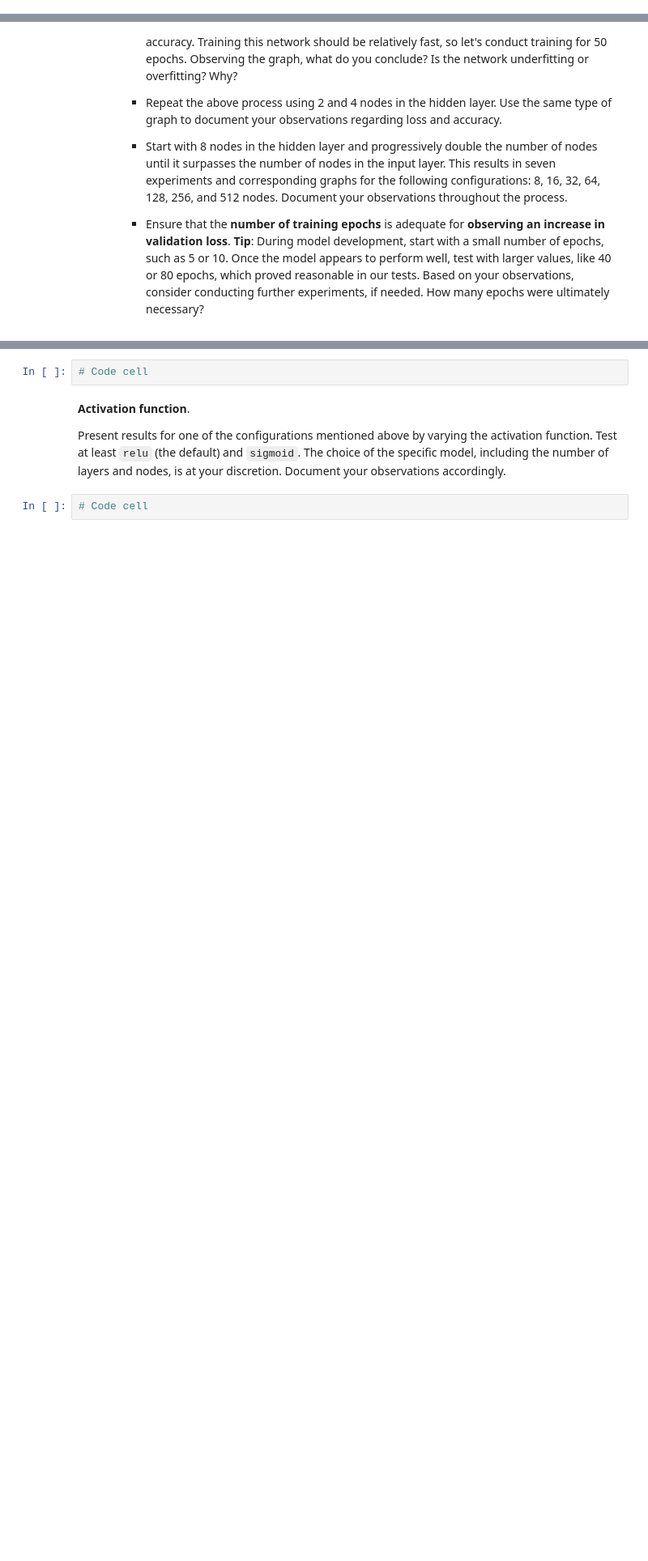
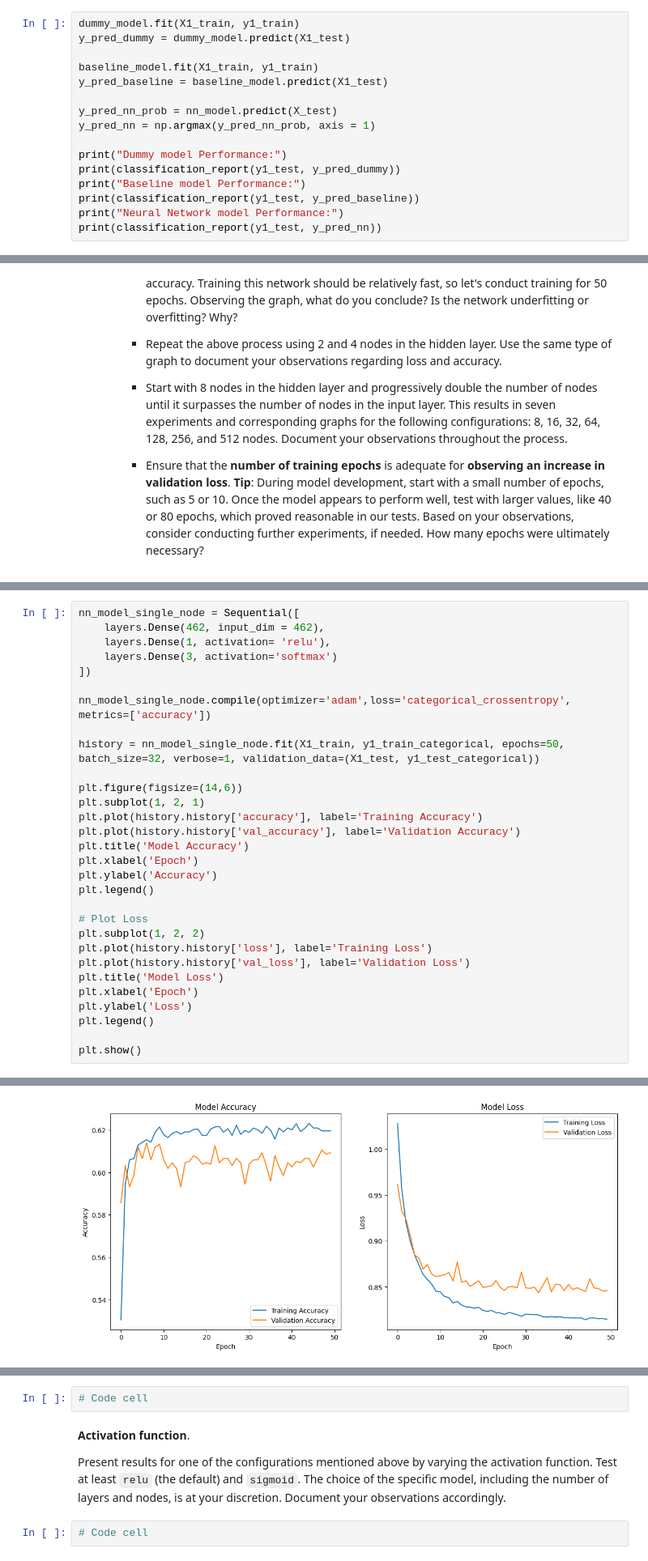
Before and after one commit to rennylee/Neural-Networks, a Jupyter notebook: csi4106-f24-a3-300240688-300228879.ipynb, the cells around one changed output, grey strips where cells are left out. Shown at 81% size. Cells and saved outputs as stored; diff of their text form; blank space fills up the shorter version.

Commit message:
plotting

```diff
--- a/csi4106-f24-a3-300240688-300228879.ipynb
+++ b/csi4106-f24-a3-300240688-300228879.ipynb
@@ -181,3 +183,19 @@ Epoch 10/10
 <keras.src.callbacks.history.History at 0x...>
 # %% [markdown]
 Assess the models using metrics such as precision, recall, and F1-score.
+# %%
+dummy_model.fit(X1_train, y1_train)
+y_pred_dummy = dummy_model.predict(X1_test)
+
+baseline_model.fit(X1_train, y1_train)
+y_pred_baseline = baseline_model.predict(X1_test)
+
+y_pred_nn_prob = nn_model.predict(X_test)
+y_pred_nn = np.argmax(y_pred_nn_prob, axis = 1)
+
+print("Dummy model Performance:")
+print(classification_report(y1_test, y_pred_dummy))
+print("Baseline model Performance:")
+print(classification_report(y1_test, y_pred_baseline))
+print("Neural Network model Performance:")
+print(classification_report(y1_test, y_pred_nn))
@@ -221,0 +258,31 @@ Assess the models using metrics such as precision, recall, and F1-score.
+# %%
+nn_model_single_node = Sequential([
+    layers.Dense(462, input_dim = 462),
+    layers.Dense(1, activation= 'relu'),
+    layers.Dense(3, activation='softmax')
+])
+
+nn_model_single_node.compile(optimizer='adam',loss='categorical_crossentropy', metrics=['accuracy'])
+
+history = nn_model_single_node.fit(X1_train, y1_train_categorical, epochs=50, batch_size=32, verbose=1, validation_data=(X1_test, y1_test_categorical))
+
+plt.figure(figsize=(14,6))
+plt.subplot(1, 2, 1)
+plt.plot(history.history['accuracy'], label='Training Accuracy')
+plt.plot(history.history['val_accuracy'], label='Validation Accuracy')
+plt.title('Model Accuracy')
+plt.xlabel('Epoch')
+plt.ylabel('Accuracy')
+plt.legend()
+
+# Plot Loss
+plt.subplot(1, 2, 2)
+plt.plot(history.history['loss'], label='Training Loss')
+plt.plot(history.history['val_loss'], label='Validation Loss')
+plt.title('Model Loss')
+plt.xlabel('Epoch')
+plt.ylabel('Loss')
+plt.legend()
+
+plt.show()
+# %% [output]
@@ -221,0 +306 @@ Assess the models using metrics such as precision, recall, and F1-score.
+[figure, added]
```
Also changed, not shown: parts of 14 cells of this notebook.
